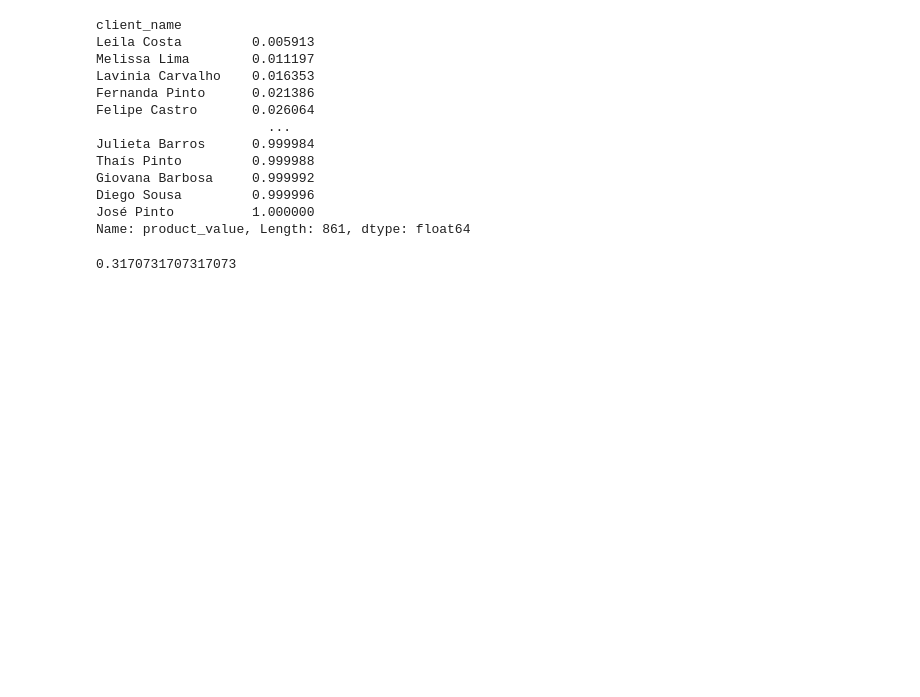
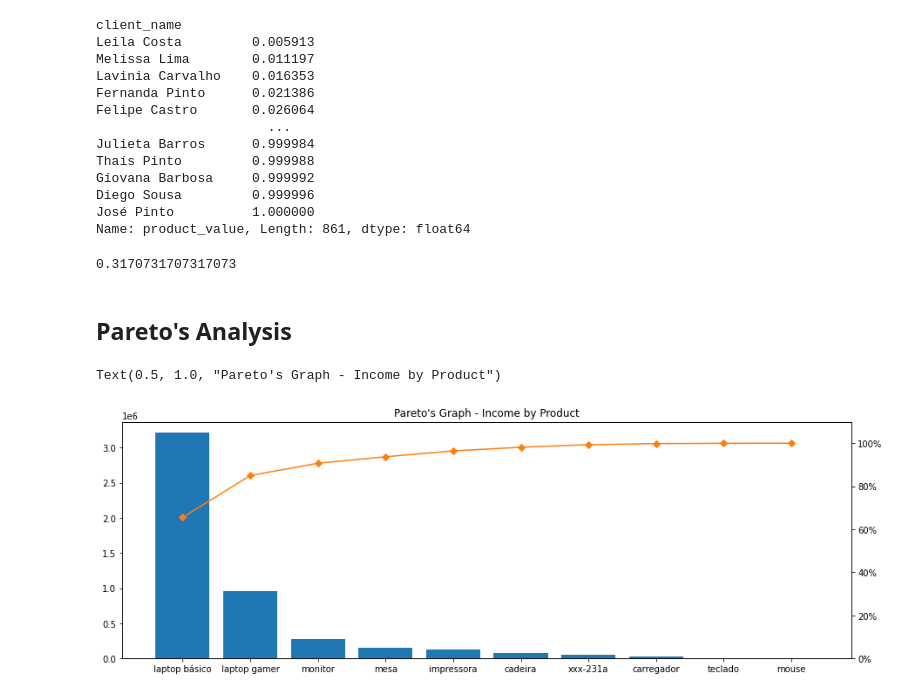
Before and after one commit to black-dev-x/pandas-cookbook, a Jupyter notebook: data-analysis/analysis.ipynb, the cells around one changed output. Drawn from its saved outputs; the diff is of its cells as text; code cells hidden in the pictures; blank space fills up the shorter version.

Commit message:
pareto's analysis

```diff
--- a/data-analysis/analysis.ipynb
+++ b/data-analysis/analysis.ipynb
@@ -570,3 +570,18 @@ sales_by_client_cumulative_total[sales_by_client_cumulative_total < 0.60].count(
 ## 31 percent of our clients are responsible for 60 percent of our sales
 # %% [output]
 0.3170731707317073
+# %% [markdown]
+## Pareto's Analysis
+# %%
+income_by_product_data = df[['product_product','product_value']].groupby('product_product').sum().product_value.sort_values(ascending=False)
+figure, axis = plt.subplots(figsize=(15,5))
+
+axis.bar(income_by_product_data.index, income_by_product_data.values, color='C0')
+second_axis = axis.twinx()
+second_axis.plot(income_by_product_data.index, income_by_product_data.values.cumsum() / income_by_product_data.values.sum() * 100, color='C1', marker='D')
+second_axis.yaxis.set_major_formatter(PercentFormatter())
+plt.ylim(0,110)
+plt.title("Pareto's Graph - Income by Product")
+# %% [output]
+Text(0.5, 1.0, "Pareto's Graph - Income by Product")
+[figure, added]
```
Also changed, not shown: parts of 7 cells of this notebook.
